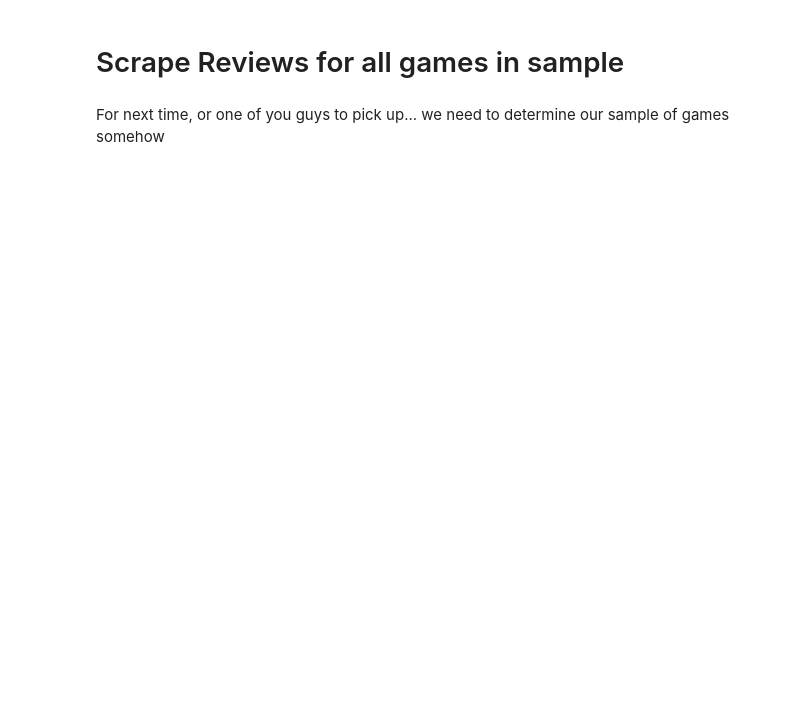
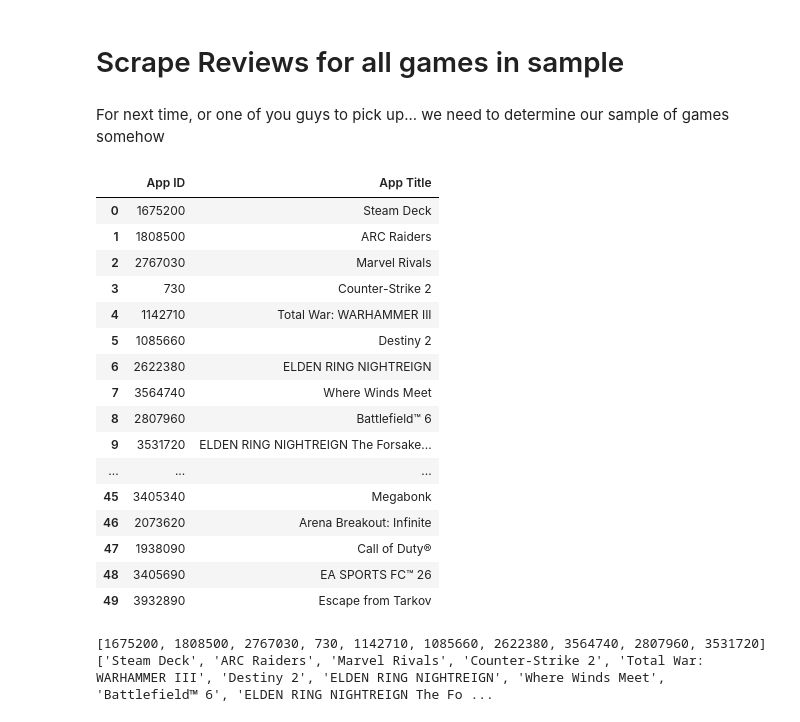
Before and after one commit to CGU-08-IST-332-nlp-steam-name/group-project, a Jupyter notebook: APIScrape.ipynb, the cells around one changed output. Saved outputs shown, nothing was run; the diff lists cells and outputs as text; code cells hidden in the pictures; blank space fills up the shorter version.

```diff
--- a/APIScrape.ipynb
+++ b/APIScrape.ipynb
@@ -269,3 +290,33 @@ review_df_csv
 # Scrape Reviews for all games in sample
 # %% [markdown]
 For next time, or one of you guys to pick up... we need to determine our sample of games somehow
+# %%
+app_df = pd.read_csv("data/app_ids.csv")
+app_df.head(50)
+# %% [output]
+|  | App ID | App Title |
+| 0 | 1675200 | Steam Deck |
+| 1 | 1808500 | ARC Raiders |
+| 2 | 2767030 | Marvel Rivals |
+| 3 | 730 | Counter-Strike 2 |
+| 4 | 1142710 | Total War: WARHAMMER III |
+| 5 | 1085660 | Destiny 2 |
+| 6 | 2622380 | ELDEN RING NIGHTREIGN |
+| 7 | 3564740 | Where Winds Meet |
+| 8 | 2807960 | Battlefield™ 6 |
+| 9 | 3531720 | ELDEN RING NIGHTREIGN The Forsake... |
+| ... | ... | ... |
+| 45 | 3405340 | Megabonk |
+| 46 | 2073620 | Arena Breakout: Infinite |
+| 47 | 1938090 | Call of Duty® |
+| 48 | 3405690 | EA SPORTS FC™ 26 |
+| 49 | 3932890 | Escape from Tarkov |
+# %%
+id_list = app_df["App ID"].to_list()
+print(id_list[0:10])
+
+title_list = app_df["App Title"].to_list()
+print(title_list[0:10])
+# %% [output]
+[1675200, 1808500, 2767030, 730, 1142710, 1085660, 2622380, 3564740, 2807960, 3531720]
+['Steam Deck', 'ARC Raiders', 'Marvel Rivals', 'Counter-Strike 2', 'Total War: WARHAMMER III', 'Destiny 2', 'ELDEN RING NIGHTREIGN', 'Where Winds Meet', 'Battlefield™ 6', 'ELDEN RING NIGHTREIGN The Fo ...
```
Also changed, not shown: parts of 11 cells of this notebook.
